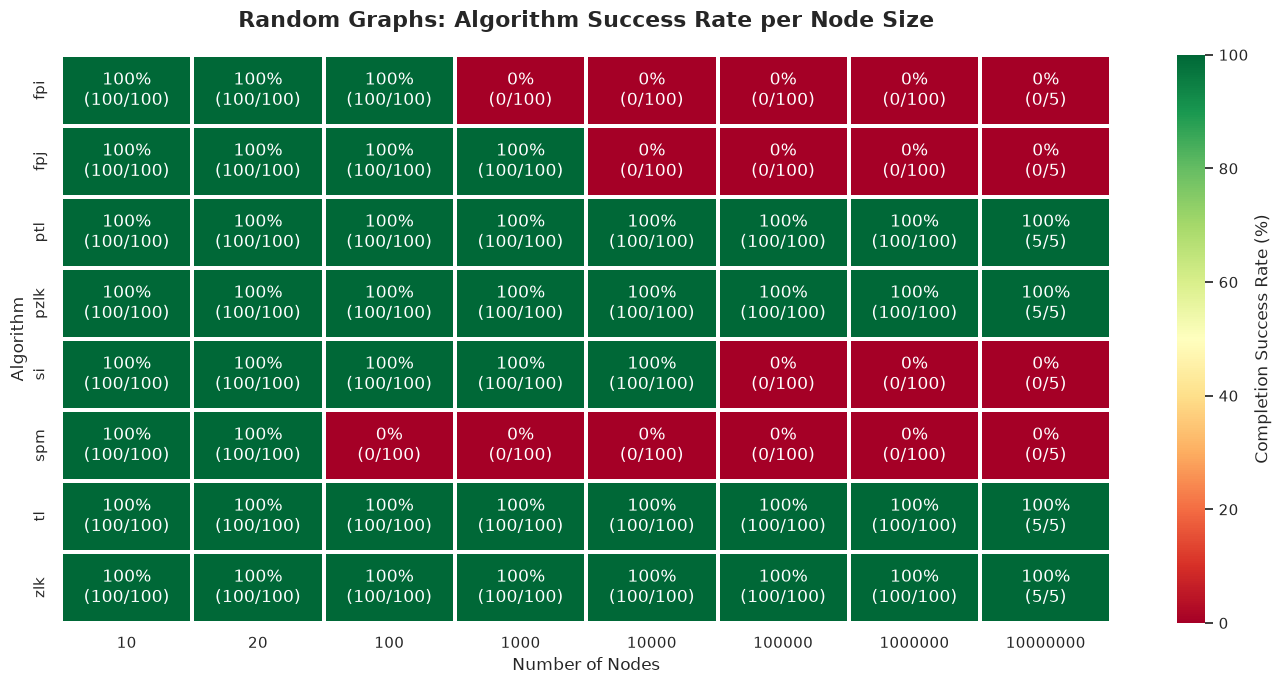
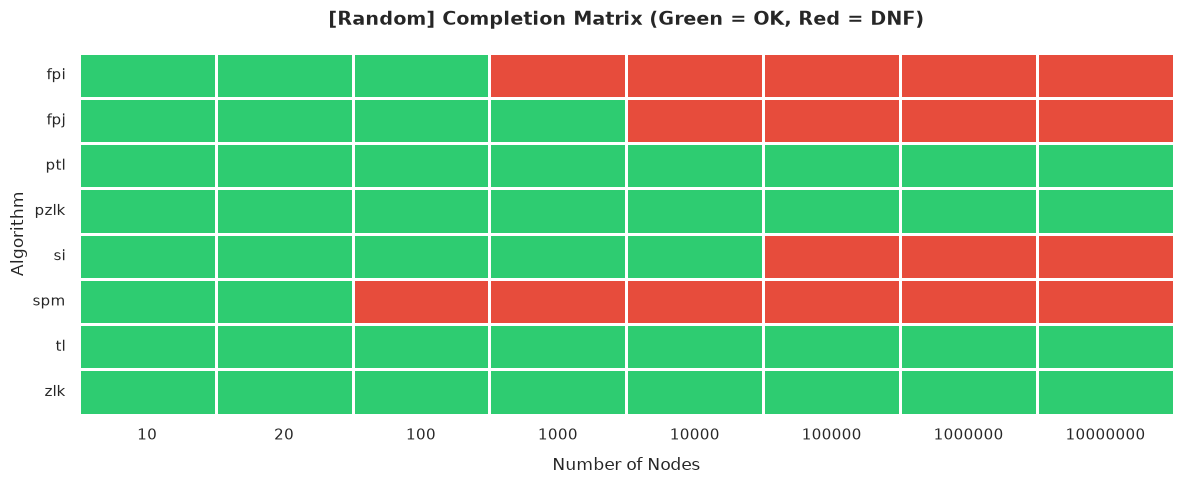
The change to this notebook cell's code, shown as a diff; its figure went from the first image to the second:
--- before
+++ after
@@ -1,33 +1,31 @@
-final_df['Is_Success'] = (final_df['Status'] == 'OK').astype(int)
+import matplotlib.pyplot as plt
+import seaborn as sns
 
-grouped = final_df.groupby(['Algorithm', 'Nodes']).agg(
-    Success_Count=('Is_Success', 'sum'),
-    Total_Count=('Is_Success', 'count')
+final_df['Nodes'] = pd.to_numeric(final_df['Nodes'], errors='coerce')
+
+agg_df = final_df.groupby(['Algorithm', 'Nodes'])['Status'].apply(
+    lambda x: 1 if (x == 'OK').all() else 0
 ).reset_index()
 
-grouped['Success_Rate'] = (grouped['Success_Count'] / grouped['Total_Count']) * 100
-grouped['Annotation'] = grouped.apply(
-    lambda r: f"{int(r['Success_Rate'])}%\n({r['Success_Count']}/{r['Total_Count']})", axis=1
+matrix_numeric = agg_df.pivot(index='Algorithm', columns='Nodes', values='Status')
+
+matrix_numeric = matrix_numeric.reindex(columns=sorted(matrix_numeric.columns))
+
+plt.figure(figsize=(12, 5))
+sns.heatmap(
+    matrix_numeric, 
+    cmap=['#e74c3c', '#2ecc71'],
+    fmt="",
+    cbar=False, 
+    linewidths=2, 
+    linecolor='white',
+    annot_kws={"size": 14, "weight": "bold"}
 )
 
-matrix_numeric = grouped.pivot(index='Algorithm', columns='Nodes', values='Success_Rate')
-matrix_annot = grouped.pivot(index='Algorithm', columns='Nodes', values='Annotation')
-
-plt.figure(figsize=(14, 7))
-sns.heatmap(
-    matrix_numeric, 
-    annot=matrix_annot, 
-    fmt='', 
-    cmap='RdYlGn', # Green = 100% success, Red = 0% success (DNF)
-    vmin=0, 
-    vmax=100, 
-    cbar_kws={'label': 'Completion Success Rate (%)'}, 
-    linewidths=1.5, 
-    linecolor='white'
-)
-
-plt.title('Random Graphs: Algorithm Success Rate per Node Size', fontsize=16, weight='bold', pad=20)
-plt.xlabel('Number of Nodes', fontsize=12)
+plt.title('[Random] Completion Matrix (Green = OK, Red = DNF)', fontsize=14, weight='bold', pad=20)
+plt.xlabel('Number of Nodes', fontsize=12, labelpad=10)
 plt.ylabel('Algorithm', fontsize=12)
+plt.xticks(rotation=0)
+plt.yticks(rotation=0)
 plt.tight_layout()
 plt.show()

Commit: added tc+